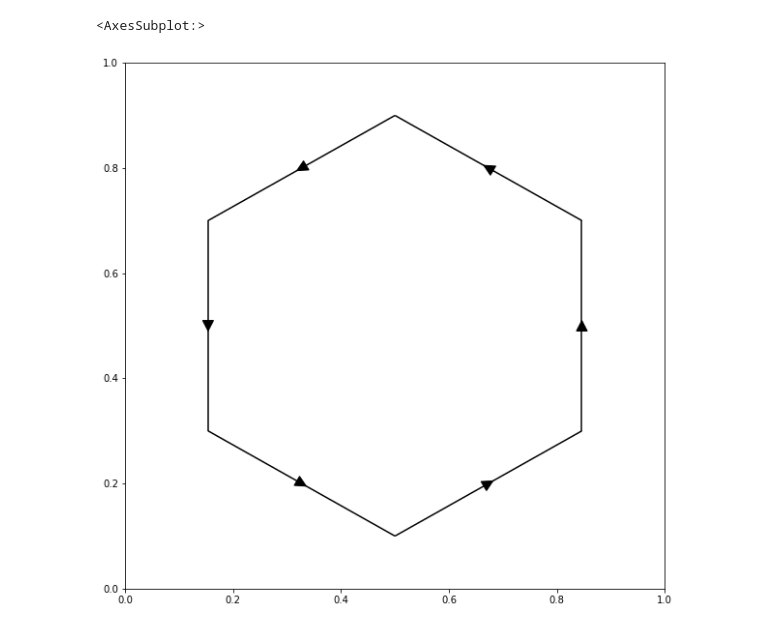
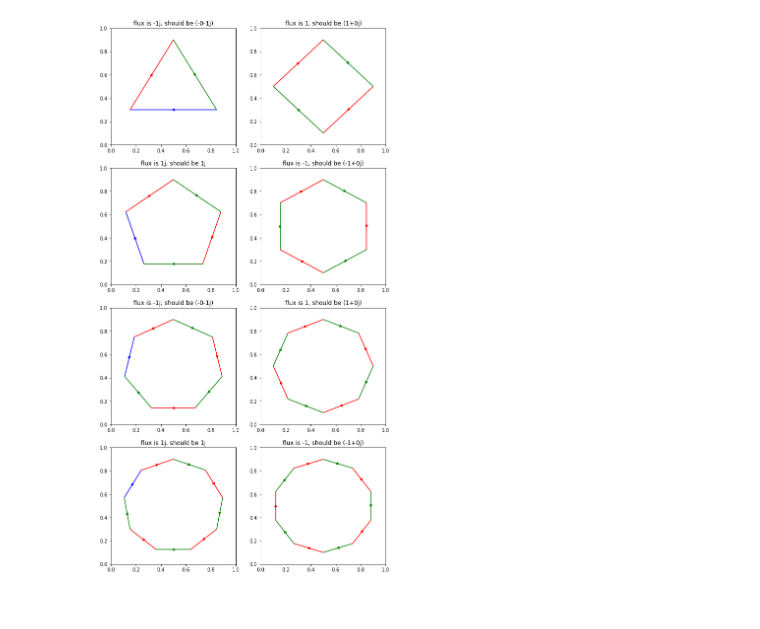
Before and after one commit to Imperial-CMTH/koala, a Jupyter notebook: examples/test_fluxes.ipynb, the cells around one changed output. Drawn from its saved outputs; the diff is of its cells as text; code cells hidden in the pictures.

```diff
--- a/examples/test_fluxes.ipynb
+++ b/examples/test_fluxes.ipynb
@@ -10,13 +9,59 @@ from koala.example_graphs import single_plaquette
-# %%
-from matplotlib import pyplot as plt
-from koala import plotting as pl
-lattices = []
-
-for n in range(3,10):
-    lattices.append(single_plaquette(6))
-
-fig,ax = plt.subplots(figsize=  (10,10))
-pl.plot_lattice(lat, edge_arrows=True)
-# %% [output]
-<AxesSubplot:>
-[figure, removed]
+# %%
+from matplotlib import pyplot as plt
+from koala.graph_color import color_lattice
+from koala import plotting as pl
+# from koala.flux_finder import fluxes_from_bonds
+
+
+def fluxes_from_bonds(l, bonds) -> np.ndarray:
+    """
+    Given a lattice l and a set of bonds = +/-1 defined on the edges of the lattice, calculate the fluxes.
+    The fluxes are defined on each plaquette as the the product of each bond in the direction,
+    with the sign fliped otherwise.
+
+    :param l: The lattice.
+    :type l: Lattice
+    :param bonds: The bond variables +1 or -1
+    :type bonds: np.ndarray
+    :return: fluxes
+    :rtype: np.ndarray
+    """
+    fluxes = np.zeros(len(l.plaquettes), dtype = 'int')
+    for i, p in enumerate(l.plaquettes):
+        bond_signs = bonds[p.edges] #the signs of the bonds around this plaquette
+        bond_directions = 1 - 2*p.directions #the direction of each edge expressed as +/- 1
+
+        sign_real = np.array([1,1,-1,-1])
+        sign = sign_real[p.n_sides%4]
+
+        # fluxes[i] = (1j**p.n_sides)*np.product(bond_signs * bond_directions)
+        fluxes[i] = sign*np.product(bond_signs * bond_directions)
+    return fluxes
+
+
+lattices = []
+
+for n in range(3,11):
+    lattices.append(single_plaquette(n))
+
+n_lattices = len(lattices)
+
+rows = int(np.ceil(n_lattices/2))
+fig,axes = plt.subplots(rows, 2  ,figsize=  (10,10*rows/2))
+
+for n, lat in enumerate(lattices):
+
+    c = color_lattice(lat)
+    ujk = np.full(lat.n_edges, 1)
+
+    flux = fluxes_from_bonds(lat, ujk)
+
+    pl.plot_lattice(lat,edge_labels= c, edge_arrows=True, ax = axes.flatten()[n])
+    if lat.n_edges%2 == 0:
+        j = ''
+    else:
+        j = 'j'
+
+    axes.flatten()[n].set_title(f'flux is {flux[0]}' + j +  f', should be {(1j)**lat.n_edges}')
+# %% [output]
+[figure, added]
```
Also changed, not shown: parts of 2 cells of this notebook.
